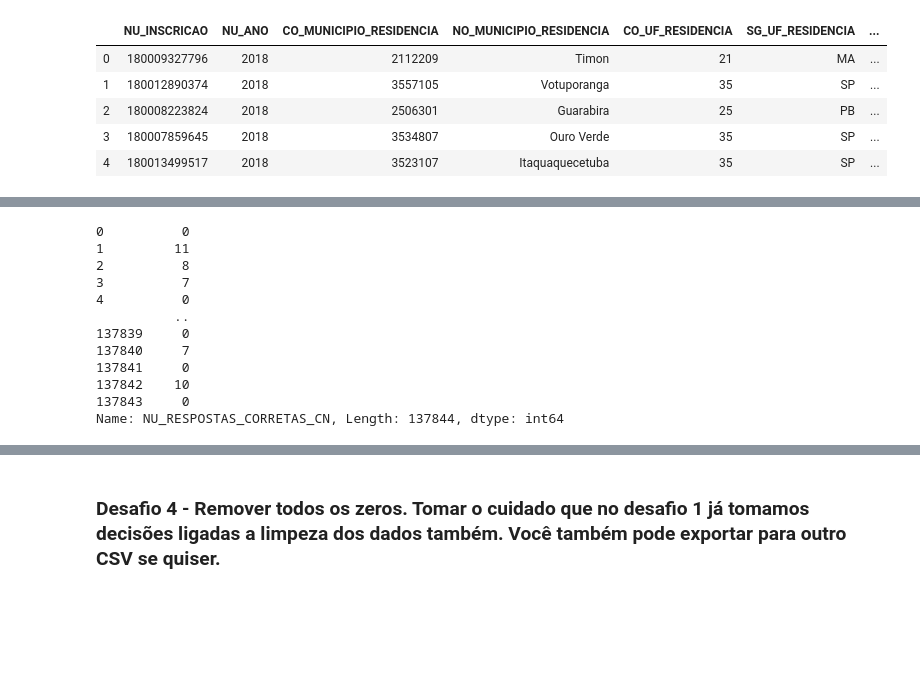
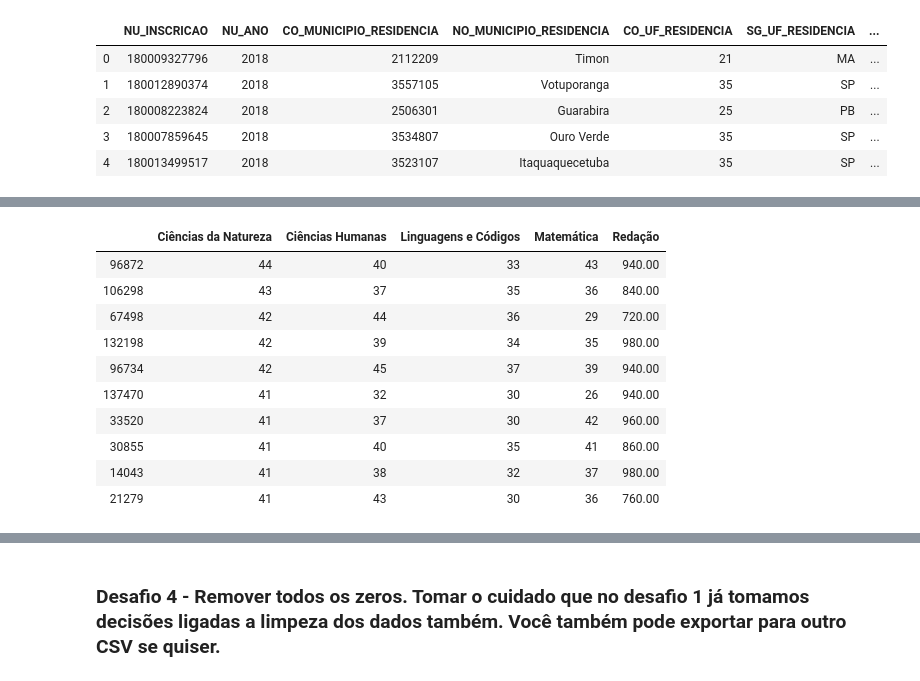
Before and after one commit to mtalaisys/quarentenadados, a Jupyter notebook: QuarentenaDados - Aula 4 e Aula 5.ipynb, the cells around one changed output, grey strips where cells are left out. Saved outputs shown, nothing was run; the diff lists cells and outputs as text; code cells hidden in the pictures; blank space fills up the shorter version.

```diff
--- a/QuarentenaDados - Aula 4 e Aula 5.ipynb
+++ b/QuarentenaDados - Aula 4 e Aula 5.ipynb
@@ -239,15 +209,0 @@ dados_nota['NU_RESPOSTAS_CORRETAS_CN'] = dados_nota.apply(conta_acertos, materia
-# %%
-dados_nota['NU_RESPOSTAS_CORRETAS_CN']
-# %% [output]
-0          0
-1         11
-2          8
-3          7
-4          0
-          ..
-137839     0
-137840     7
-137841     0
-137842    10
-137843     0
-Name: NU_RESPOSTAS_CORRETAS_CN, Length: 137844, dtype: int64
@@ -253,0 +225,14 @@ Name: NU_RESPOSTAS_CORRETAS_CN, Length: 137844, dtype: int64
+# %%
+num_questoes_acertadas.sort_values('Ciências da Natureza',ascending = False).head(10)
+# %% [output]
+|  | Ciências da Natureza | Ciências Humanas | Linguagens e Códigos | Matemática | Redação |
+| 96872 | 44 | 40 | 33 | 43 | 940.00 |
+| 106298 | 43 | 37 | 35 | 36 | 840.00 |
+| 67498 | 42 | 44 | 36 | 29 | 720.00 |
+| 132198 | 42 | 39 | 34 | 35 | 980.00 |
+| 96734 | 42 | 45 | 37 | 39 | 940.00 |
+| 137470 | 41 | 32 | 30 | 26 | 940.00 |
+| 33520 | 41 | 37 | 30 | 42 | 960.00 |
+| 30855 | 41 | 40 | 35 | 41 | 860.00 |
+| 14043 | 41 | 38 | 32 | 37 | 980.00 |
+| 21279 | 41 | 43 | 30 | 36 | 760.00 |
```
Also changed, not shown: parts of 7 cells of this notebook.
